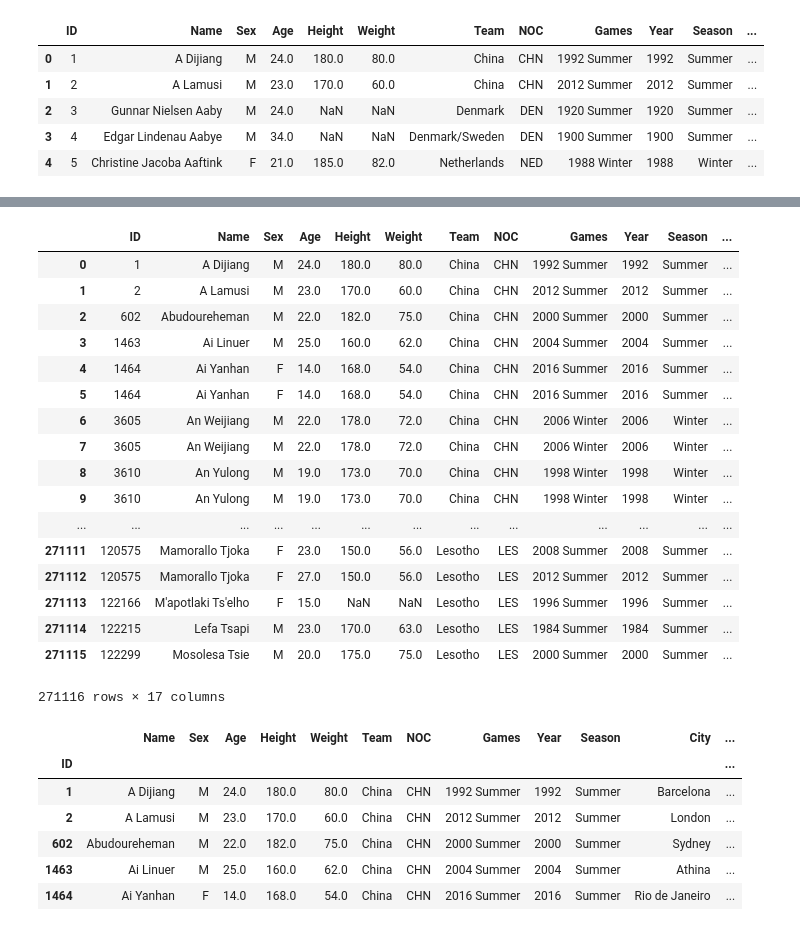
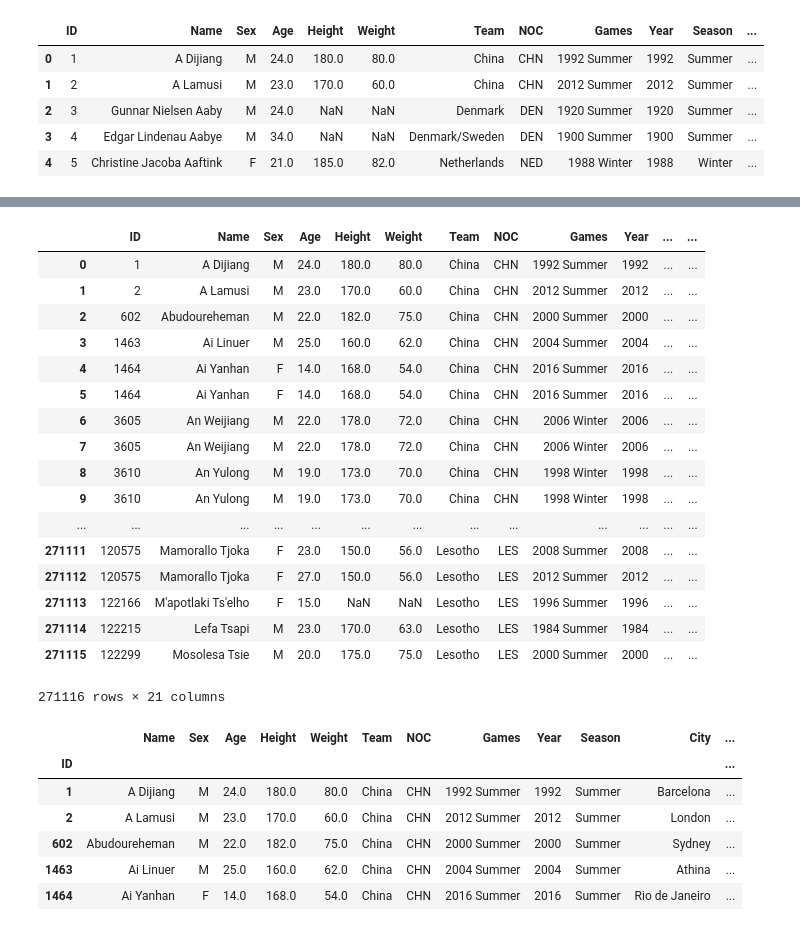
Before and after one commit to prakashbalasubramaniam/Project2, a Jupyter notebook: crud_file.ipynb, the cells around one changed output, grey strips where cells are left out. Cells and saved outputs as stored; diff of their text form; code cells hidden in the pictures.

```diff
--- a/crud_file.ipynb
+++ b/crud_file.ipynb
@@ -49,3 +51,5 @@ athlete_noc_pd.head(100)
 athlete_noc_pd = athlete_noc_pd.rename(columns={'region': 'Country'})
 # %%
 athlete_noc_pd[['Medal']] = athlete_noc_pd[['Medal']].fillna(value=0)
+# %%
+df_latlng = pd.read_csv("../Project2/data/Countries_LatLng.csv")
@@ -52,22 +65,24 @@ athlete_noc_pd[['Medal']] = athlete_noc_pd[['Medal']].fillna(value=0)
+# %%
+athlete_noc_latlng_pd = pd.merge(athlete_noc_pd, df_latlng, on='Country', how='outer')
 # %%
-athlete_noc_pd.head(271117)
+athlete_noc_latlng_pd.head(271117)
 # %% [output]
-|  | ID | Name | Sex | Age | Height | Weight | Team | NOC | Games | Year | Season | ... |
-| 0 | 1 | A Dijiang | M | 24.0 | 180.0 | 80.0 | China | CHN | 1992 Summer | 1992 | Summer | ... |
-| 1 | 2 | A Lamusi | M | 23.0 | 170.0 | 60.0 | China | CHN | 2012 Summer | 2012 | Summer | ... |
-| 2 | 602 | Abudoureheman | M | 22.0 | 182.0 | 75.0 | China | CHN | 2000 Summer | 2000 | Summer | ... |
-| 3 | 1463 | Ai Linuer | M | 25.0 | 160.0 | 62.0 | China | CHN | 2004 Summer | 2004 | Summer | ... |
-| 4 | 1464 | Ai Yanhan | F | 14.0 | 168.0 | 54.0 | China | CHN | 2016 Summer | 2016 | Summer | ... |
-| 5 | 1464 | Ai Yanhan | F | 14.0 | 168.0 | 54.0 | China | CHN | 2016 Summer | 2016 | Summer | ... |
-| 6 | 3605 | An Weijiang | M | 22.0 | 178.0 | 72.0 | China | CHN | 2006 Winter | 2006 | Winter | ... |
-| 7 | 3605 | An Weijiang | M | 22.0 | 178.0 | 72.0 | China | CHN | 2006 Winter | 2006 | Winter | ... |
-| 8 | 3610 | An Yulong | M | 19.0 | 173.0 | 70.0 | China | CHN | 1998 Winter | 1998 | Winter | ... |
-| 9 | 3610 | An Yulong | M | 19.0 | 173.0 | 70.0 | China | CHN | 1998 Winter | 1998 | Winter | ... |
+|  | ID | Name | Sex | Age | Height | Weight | Team | NOC | Games | Year | ... | ... |
+| 0 | 1 | A Dijiang | M | 24.0 | 180.0 | 80.0 | China | CHN | 1992 Summer | 1992 | ... | ... |
+| 1 | 2 | A Lamusi | M | 23.0 | 170.0 | 60.0 | China | CHN | 2012 Summer | 2012 | ... | ... |
+| 2 | 602 | Abudoureheman | M | 22.0 | 182.0 | 75.0 | China | CHN | 2000 Summer | 2000 | ... | ... |
+| 3 | 1463 | Ai Linuer | M | 25.0 | 160.0 | 62.0 | China | CHN | 2004 Summer | 2004 | ... | ... |
+| 4 | 1464 | Ai Yanhan | F | 14.0 | 168.0 | 54.0 | China | CHN | 2016 Summer | 2016 | ... | ... |
+| 5 | 1464 | Ai Yanhan | F | 14.0 | 168.0 | 54.0 | China | CHN | 2016 Summer | 2016 | ... | ... |
+| 6 | 3605 | An Weijiang | M | 22.0 | 178.0 | 72.0 | China | CHN | 2006 Winter | 2006 | ... | ... |
+| 7 | 3605 | An Weijiang | M | 22.0 | 178.0 | 72.0 | China | CHN | 2006 Winter | 2006 | ... | ... |
+| 8 | 3610 | An Yulong | M | 19.0 | 173.0 | 70.0 | China | CHN | 1998 Winter | 1998 | ... | ... |
+| 9 | 3610 | An Yulong | M | 19.0 | 173.0 | 70.0 | China | CHN | 1998 Winter | 1998 | ... | ... |
 | ... | ... | ... | ... | ... | ... | ... | ... | ... | ... | ... | ... | ... |
-| 271111 | 120575 | Mamorallo Tjoka | F | 23.0 | 150.0 | 56.0 | Lesotho | LES | 2008 Summer | 2008 | Summer | ... |
-| 271112 | 120575 | Mamorallo Tjoka | F | 27.0 | 150.0 | 56.0 | Lesotho | LES | 2012 Summer | 2012 | Summer | ... |
-| 271113 | 122166 | M'apotlaki Ts'elho | F | 15.0 | NaN | NaN | Lesotho | LES | 1996 Summer | 1996 | Summer | ... |
-| 271114 | 122215 | Lefa Tsapi | M | 23.0 | 170.0 | 63.0 | Lesotho | LES | 1984 Summer | 1984 | Summer | ... |
-| 271115 | 122299 | Mosolesa Tsie | M | 20.0 | 175.0 | 75.0 | Lesotho | LES | 2000 Summer | 2000 | Summer | ... |
+| 271111 | 120575 | Mamorallo Tjoka | F | 23.0 | 150.0 | 56.0 | Lesotho | LES | 2008 Summer | 2008 | ... | ... |
+| 271112 | 120575 | Mamorallo Tjoka | F | 27.0 | 150.0 | 56.0 | Lesotho | LES | 2012 Summer | 2012 | ... | ... |
+| 271113 | 122166 | M'apotlaki Ts'elho | F | 15.0 | NaN | NaN | Lesotho | LES | 1996 Summer | 1996 | ... | ... |
+| 271114 | 122215 | Lefa Tsapi | M | 23.0 | 170.0 | 63.0 | Lesotho | LES | 1984 Summer | 1984 | ... | ... |
+| 271115 | 122299 | Mosolesa Tsie | M | 20.0 | 175.0 | 75.0 | Lesotho | LES | 2000 Summer | 2000 | ... | ... |
-271116 rows × 17 columns
+271116 rows × 21 columns
 # %%
```
Also changed, not shown: parts of 19 cells of this notebook, 6 other files.
